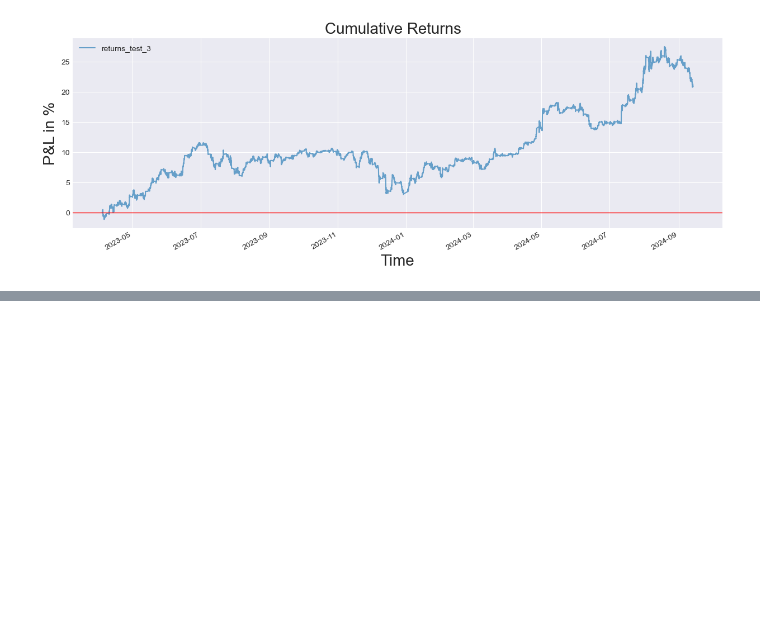
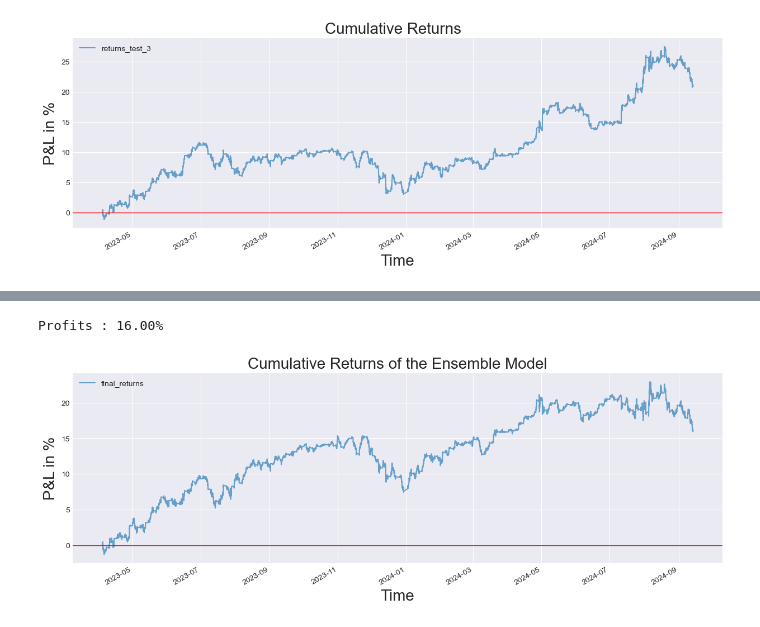
Before and after one commit to YarosInter/Time-Series-LSTM-Neural-Network, a Jupyter notebook: Classifier_LSTM_Neural_Network.ipynb, the cells around one changed output, grey strips where cells are left out. Drawn from its saved outputs; the diff is of its cells as text; code cells hidden in the pictures; blank space fills up the shorter version.

```diff
--- a/Classifier_LSTM_Neural_Network.ipynb
+++ b/Classifier_LSTM_Neural_Network.ipynb
@@ -1010,0 +1065,4 @@ Profits : 20.89%
+# %%
+final_returns_df = pd.DataFrame(y_test[5:], columns=["pct_change"])
+final_returns_df["final_returns"] = final_returns_df["pct_change"] * final_position_df["final_position"].values
+final_returns_df.head()
@@ -1010,0 +1077,5 @@ Profits : 20.89%
+# %%
+display.plot_test_returns(final_returns_df["final_returns"], name="of the Ensemble Model")
+# %% [output]
+Profits : 16.00%
+[figure, added]
```
Also changed, not shown: parts of 15 cells of this notebook.
